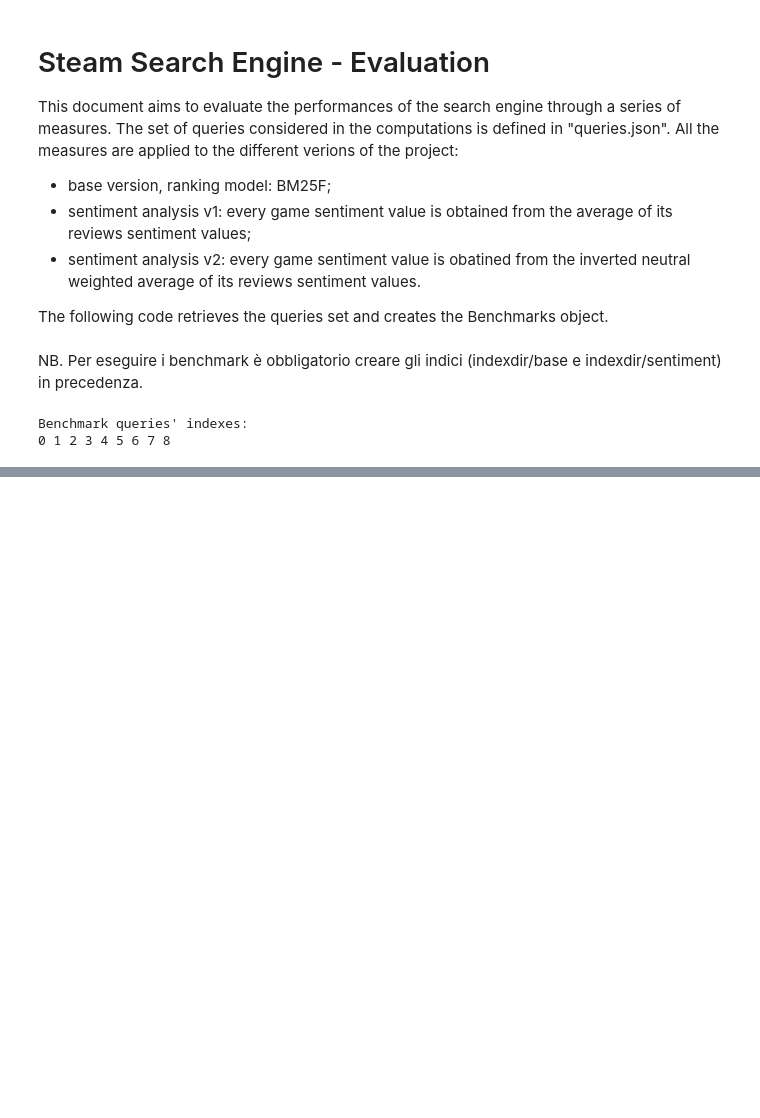
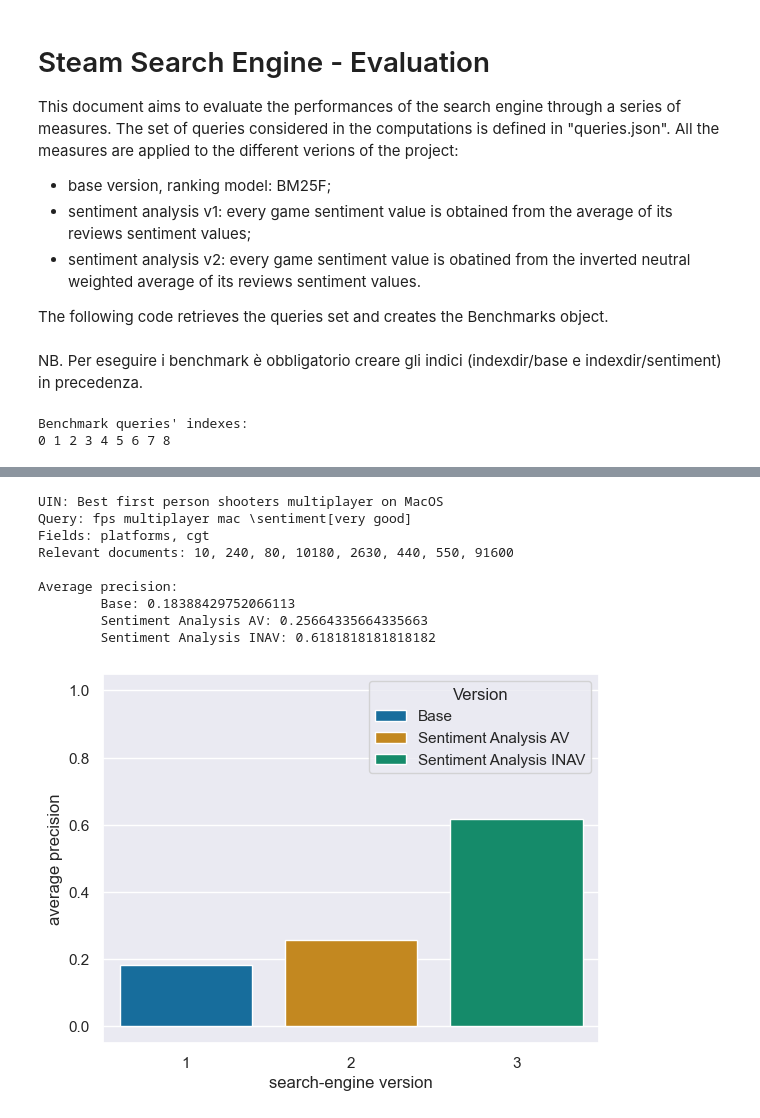
Before and after one commit to RaffaeleTranfaglia/Steam-Search-Engine, a Jupyter notebook: Benchmarks.ipynb, the cells around one changed output, grey strips where cells are left out. Saved outputs shown, nothing was run; the diff lists cells and outputs as text; code cells hidden in the pictures; blank space fills up the shorter version.

```diff
--- a/Benchmarks.ipynb
+++ b/Benchmarks.ipynb
@@ -177,0 +178,51 @@ pltAvp.set_ylim([-0.05, 1.05]);
+# %%
+# search using the benchmark query and its fields
+answerB = SearcherBaseVersion.search(b.queries[examined_q]["query"], b.queries[examined_q]["fields"])
+answerAV = SearcherSentimentAV.search(b.queries[examined_q]["query"], b.queries[examined_q]["fields"])
+answerINAV = SearcherSentimentINAV.search(b.queries[examined_q]["query"], b.queries[examined_q]["fields"])
+
+# exctract the app_id field from the retrieved games
+aB = [int(x["app_id"]) for x in answerB]
+aAV = [int(x["app_id"]) for x in answerAV]
+aINAV = [int(x["app_id"]) for x in answerINAV]
+
+# compute the interpolated average precision at Standard Recall Levels
+BIntAvP = b.InterAvgPrec(b.precisionSRL(b.precisionNRL(b.queries[examined_q]["relevant_documents"], aB)))
+AVIntAvP = b.InterAvgPrec(b.precisionSRL(b.precisionNRL(b.queries[examined_q]["relevant_documents"], aAV)))
+INAVIntAvP = b.InterAvgPrec(b.precisionSRL(b.precisionNRL(b.queries[examined_q]["relevant_documents"], aINAV)))
+
+# print the average precision for each version
+b.print_query(examined_q)
+print()
+print("Average precision: ")
+print(f"\tBase: {BIntAvP}")
+print(f"\tSentiment Analysis AV: {AVIntAvP}")
+print(f"\tSentiment Analysis INAV: {INAVIntAvP}")
+
+# plot the average precisions
+# apply the default theme
+sns.set_theme()
+
+versionHUE = ["Base", "Sentiment Analysis AV", "Sentiment Analysis INAV"]
+versions = [1, 2, 3]
+AvPs = [BIntAvP, AVIntAvP, INAVIntAvP]
+
+# create a dataframe for Seaborn
+df = pd.DataFrame({"search-engine version": versions, "average precision": AvPs, "Version": versionHUE})
+
+# plot the bar graph
+pltAvps = sns.barplot(data = df, x = "search-engine version", y = 'average precision', palette="colorblind", hue="Version")
+
+# set fixed axes, the semicolon suppress the output
+pltAvps.set_ylim([-0.05, 1.05]); # set y-axis
+# %% [output]
+UIN: Best first person shooters multiplayer on MacOS
+Query: fps multiplayer mac \sentiment[very good]
+Fields: platforms, cgt
+Relevant documents: 10, 240, 80, 10180, 2630, 440, 550, 91600
+
+Average precision:
+        Base: 0.18388429752066113
+        Sentiment Analysis AV: 0.25664335664335663
+        Sentiment Analysis INAV: 0.6181818181818182
+[figure, added]
```
Also changed, not shown: parts of 10 cells of this notebook, 2 other files.
